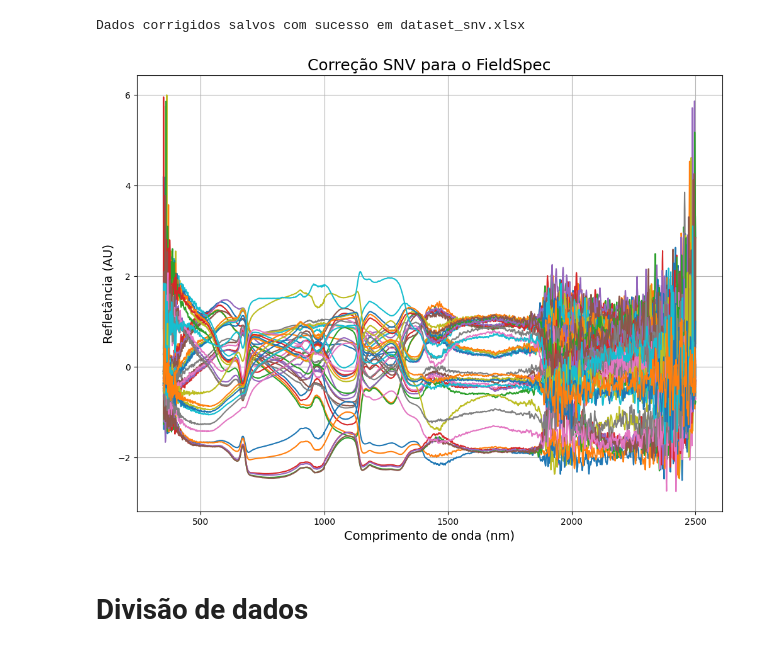
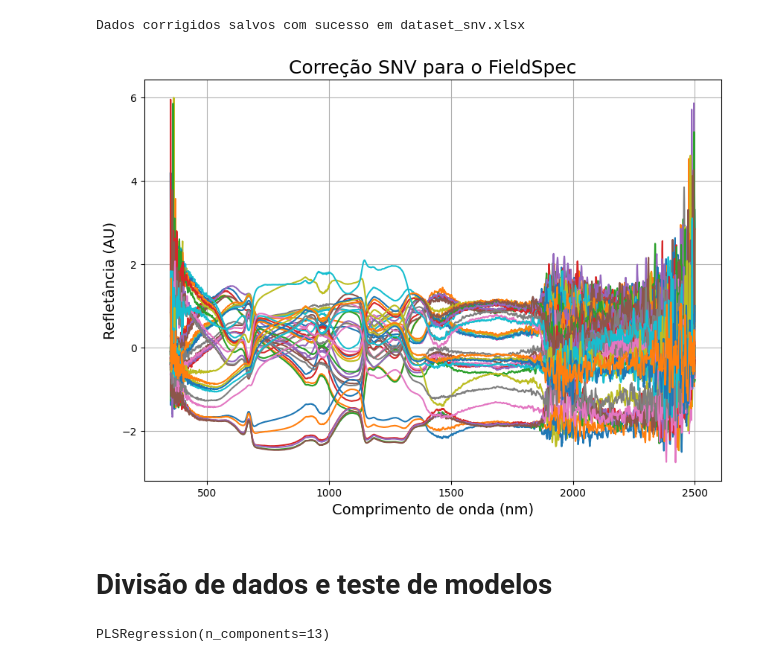
Before and after one commit to xndrxssx/field_spec_data_tests, a Jupyter notebook: field_spec_tanques_fermentacao.ipynb, the cells around one changed output. Drawn from its saved outputs; the diff is of its cells as text; code cells hidden in the pictures.

```diff
--- a/field_spec_tanques_fermentacao.ipynb
+++ b/field_spec_tanques_fermentacao.ipynb
@@ -178,9 +165,8 @@ MSC_fs = msc()
 data_msc_fs = MSC_fs.fit_transform(fs_df_final)
 # %%
 # Obtém os rótulos das colunas do DataFrame data_msc_fs e converte para um array NumPy
-x_axis_fs = data_msc_fs.columns.to_numpy()
+x_axis_fs = data_msc_fs.columns.to_numpy().astype('int64')
 
 # Converte os valores do array para o tipo int64
-x_axis_fs = x_axis_fs.astype('int64')
 # %%
 # Define o tamanho da figura como 12x9 polegadas
@@ -262,27 +248,27 @@ print(f"Dados corrigidos salvos com sucesso em {filename}")
 Dados corrigidos salvos com sucesso em dataset_snv.xlsx
 # %%
 # Cria uma figura para o gráfico com tamanho 12x9 polegadas
-plt.figure(figsize=(12, 9))
+plt.figure(figsize=(10, 7))
 
 # Plota os dados corrigidos SNV em relação ao eixo x_axis_fs
 plt.plot(x_axis_fs, data_snv_fs.T)
 
 # Define o rótulo do eixo x como "Comprimento de onda (nm)" e o tamanho da fonte como 14
 plt.xlabel("Comprimento de onda (nm)", size=14)
 
 # Define o rótulo do eixo y como "Refletância (AU)" e o tamanho da fonte como 14
 plt.ylabel("Refletância (AU)", size=14)
 
 # Define o título do gráfico como "Correção SNV para o FieldSpec" e o tamanho da fonte como 18
 plt.title("Correção SNV para o FieldSpec", size=18)
 
 # Adiciona uma grade ao gráfico
 plt.grid("on")
 
 # Exibe o gráfico
 plt.show()
 # %% [output]
-[figure, old version]
+[figure, new version]
 # %% [markdown]
-# Divisão de dados
+# Divisão de dados e teste de modelos
 # %%
@@ -289,4 +276,15 @@ plt.show()
 Y = fs_df[['TA', 'AV', 'AT', 'pH', 'MV', 'AR']].dropna()
 X = fs_df_final
+# %%
+from sklearn.model_selection import GridSearchCV
+from sklearn.cross_decomposition import PLSRegression
+import numpy as np
+
+parameters_gs = {'n_components': np.arange(1, 20, 1)}
+pls = GridSearchCV(PLSRegression(), parameters_gs, scoring='neg_mean_squared_error', verbose=0, cv=10)
+pls.fit(X, Y)
+print(pls.best_estimator_)
+# %% [output]
+PLSRegression(n_components=13)
 # %%
 from sklearn.cross_decomposition import PLSRegression
```
Also changed, not shown: parts of 29 cells of this notebook, 6 other files.
